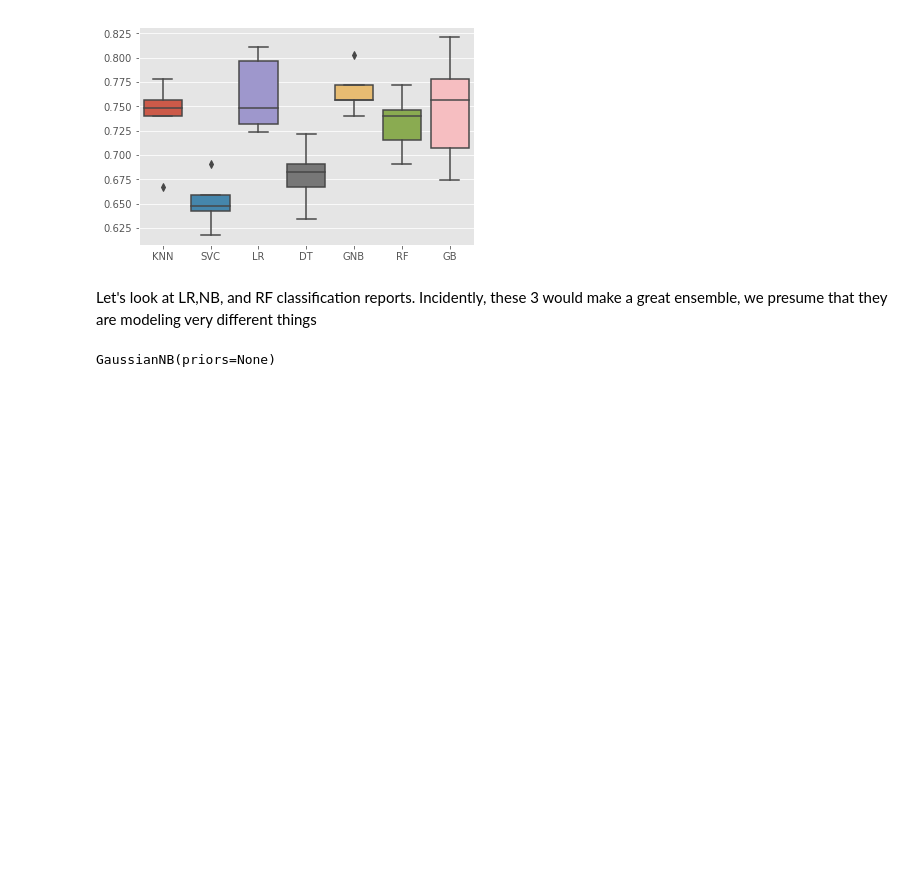
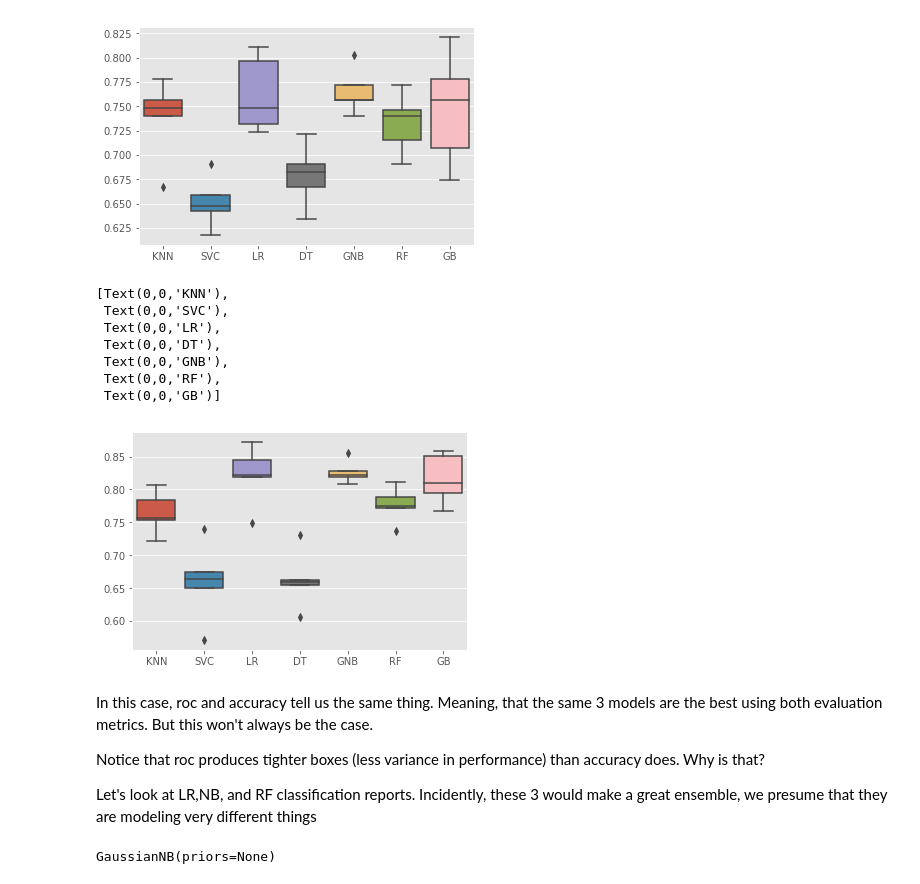
Before and after one commit to beaunorgeot/demonstration_examples, a Jupyter notebook: ML_WorkFlow_245B.ipynb, the cells around one changed output. Cells and saved outputs as stored; diff of their text form; code cells hidden in the pictures; blank space fills up the shorter version.

```diff
--- a/ML_WorkFlow_245B.ipynb
+++ b/ML_WorkFlow_245B.ipynb
@@ -302,7 +304,36 @@ ax.set_xticklabels(names)
  Text(0,0,'RF'),
  Text(0,0,'GB')]
 [figure]
+# %%
+# Exactly the same as above, but using the area under the receiver operating characteristic curve
+# as the score.
+# Make sure to pick the score that you feel is best suited for your particular problem
+# see here for a list of evaluation scoring options: https://scikit-learn.org/stable/modules/model_evaluation.html
+names = []
+scores = []
+for name, model in models:
+
+    kfold = KFold(n_splits=5, random_state=10)
+    score = cross_val_score(model, x_train, y_train, cv=kfold, scoring='roc_auc')
+
+    names.append(name)
+    scores.append(score)
+ax = sns.boxplot(data=scores)
+ax.set_xticklabels(names)
+# %% [output]
+[Text(0,0,'KNN'),
+ Text(0,0,'SVC'),
+ Text(0,0,'LR'),
+ Text(0,0,'DT'),
+ Text(0,0,'GNB'),
+ Text(0,0,'RF'),
+ Text(0,0,'GB')]
+[figure, added]
 # %% [markdown]
+In this case, roc and accuracy tell us the same thing. Meaning, that the same 3 models are the best using both evaluation metrics. But this won't always be the case.
+
+Notice that roc produces tighter boxes (less variance in performance) than accuracy does. Why is that?
+
 Let's look at LR,NB, and RF classification reports. Incidently, these 3 would make a great ensemble, we presume that they are modeling very different things
 # %%
 lin_model = LogisticRegression()
```
Also changed, not shown: parts of 1 cell of this notebook.
